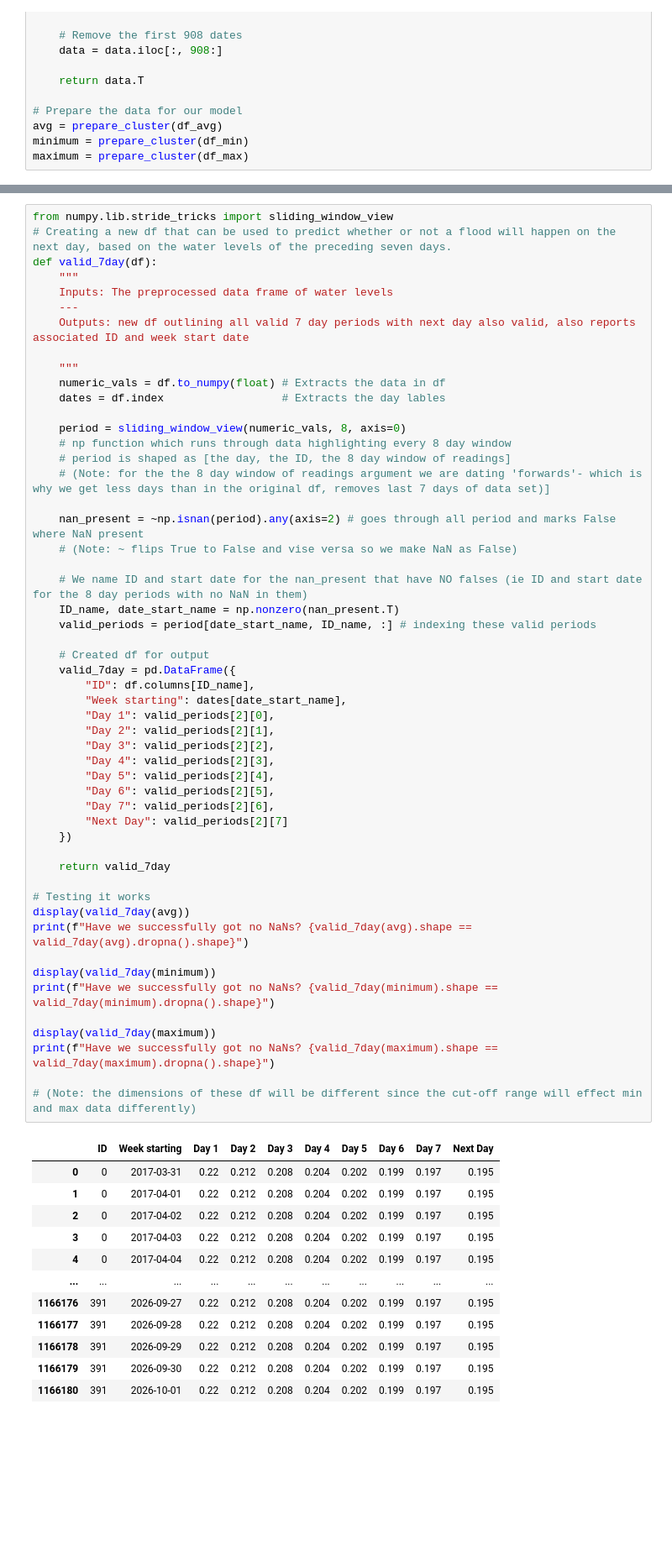
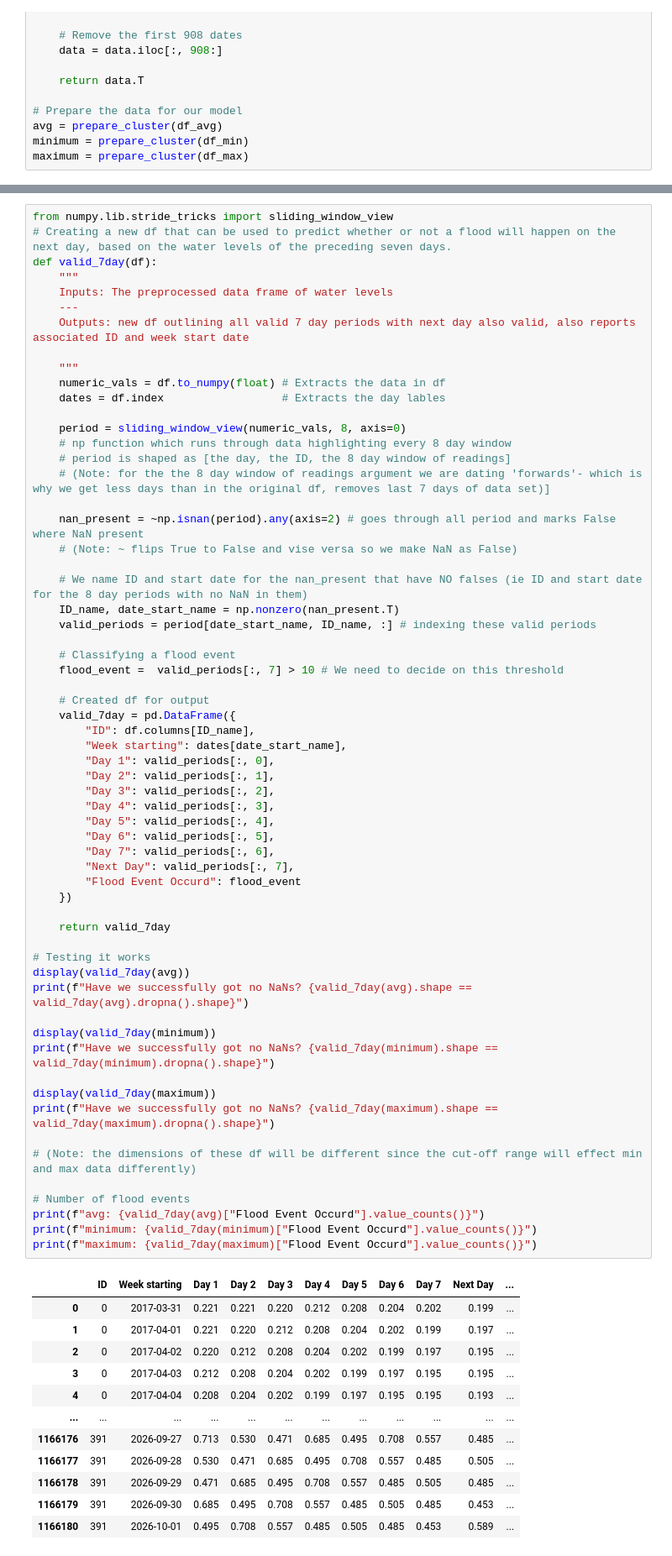
Before and after one commit to EmmaSC05/MLP-Group-Project, a Jupyter notebook: Nina.ipynb, the cells around one changed output, grey strips where cells are left out. Shown at 84% size. Drawn from its saved outputs; the diff is of its cells as text; blank space fills up the shorter version.

Commit message:
fix
Fixed error in valid_7days, now can use 'Flood Event Occurs' column as y

```diff
--- a/Nina.ipynb
+++ b/Nina.ipynb
@@ -91,50 +91,59 @@ def valid_7day(df):
     # period is shaped as [the day, the ID, the 8 day window of readings]
     # (Note: for the the 8 day window of readings argument we are dating 'forwards'- which is why we get less days than in the original df, removes last 7 days of data set)]
 
     nan_present = ~np.isnan(period).any(axis=2) # goes through all period and marks False where NaN present
     # (Note: ~ flips True to False and vise versa so we make NaN as False)
 
     # We name ID and start date for the nan_present that have NO falses (ie ID and start date for the 8 day periods with no NaN in them)
     ID_name, date_start_name = np.nonzero(nan_present.T)
     valid_periods = period[date_start_name, ID_name, :] # indexing these valid periods
 
+    # Classifying a flood event
+    flood_event =  valid_periods[:, 7] > 10 # We need to decide on this threshold
+
     # Created df for output
     valid_7day = pd.DataFrame({
         "ID": df.columns[ID_name],
         "Week starting": dates[date_start_name],
-        "Day 1": valid_periods[2][0],
-        "Day 2": valid_periods[2][1],
-        "Day 3": valid_periods[2][2],
-        "Day 4": valid_periods[2][3],
-        "Day 5": valid_periods[2][4],
-        "Day 6": valid_periods[2][5],
-        "Day 7": valid_periods[2][6],
-        "Next Day": valid_periods[2][7]
+        "Day 1": valid_periods[:, 0],
+        "Day 2": valid_periods[:, 1],
+        "Day 3": valid_periods[:, 2],
+        "Day 4": valid_periods[:, 3],
+        "Day 5": valid_periods[:, 4],
+        "Day 6": valid_periods[:, 5],
+        "Day 7": valid_periods[:, 6],
+        "Next Day": valid_periods[:, 7],
+        "Flood Event Occurd": flood_event
     })
 
     return valid_7day
 
 # Testing it works
 display(valid_7day(avg))
 print(f"Have we successfully got no NaNs? {valid_7day(avg).shape == valid_7day(avg).dropna().shape}")
 
 display(valid_7day(minimum))
 print(f"Have we successfully got no NaNs? {valid_7day(minimum).shape == valid_7day(minimum).dropna().shape}")
 
 display(valid_7day(maximum))
 print(f"Have we successfully got no NaNs? {valid_7day(maximum).shape == valid_7day(maximum).dropna().shape}")
 
 # (Note: the dimensions of these df will be different since the cut-off range will effect min and max data differently)
+
+# Number of flood events
+print(f"avg: {valid_7day(avg)["Flood Event Occurd"].value_counts()}")
+print(f"minimum: {valid_7day(minimum)["Flood Event Occurd"].value_counts()}")
+print(f"maximum: {valid_7day(maximum)["Flood Event Occurd"].value_counts()}")
 # %% [output]
-|  | ID | Week starting | Day 1 | Day 2 | Day 3 | Day 4 | Day 5 | Day 6 | Day 7 | Next Day |
-| 0 | 0 | 2017-03-31 | 0.22 | 0.212 | 0.208 | 0.204 | 0.202 | 0.199 | 0.197 | 0.195 |
-| 1 | 0 | 2017-04-01 | 0.22 | 0.212 | 0.208 | 0.204 | 0.202 | 0.199 | 0.197 | 0.195 |
-| 2 | 0 | 2017-04-02 | 0.22 | 0.212 | 0.208 | 0.204 | 0.202 | 0.199 | 0.197 | 0.195 |
-| 3 | 0 | 2017-04-03 | 0.22 | 0.212 | 0.208 | 0.204 | 0.202 | 0.199 | 0.197 | 0.195 |
-| 4 | 0 | 2017-04-04 | 0.22 | 0.212 | 0.208 | 0.204 | 0.202 | 0.199 | 0.197 | 0.195 |
-| ... | ... | ... | ... | ... | ... | ... | ... | ... | ... | ... |
-| 1166176 | 391 | 2026-09-27 | 0.22 | 0.212 | 0.208 | 0.204 | 0.202 | 0.199 | 0.197 | 0.195 |
-| 1166177 | 391 | 2026-09-28 | 0.22 | 0.212 | 0.208 | 0.204 | 0.202 | 0.199 | 0.197 | 0.195 |
-| 1166178 | 391 | 2026-09-29 | 0.22 | 0.212 | 0.208 | 0.204 | 0.202 | 0.199 | 0.197 | 0.195 |
-| 1166179 | 391 | 2026-09-30 | 0.22 | 0.212 | 0.208 | 0.204 | 0.202 | 0.199 | 0.197 | 0.195 |
-| 1166180 | 391 | 2026-10-01 | 0.22 | 0.212 | 0.208 | 0.204 | 0.202 | 0.199 | 0.197 | 0.195 |
+|  | ID | Week starting | Day 1 | Day 2 | Day 3 | Day 4 | Day 5 | Day 6 | Day 7 | Next Day | ... |
+| 0 | 0 | 2017-03-31 | 0.221 | 0.221 | 0.220 | 0.212 | 0.208 | 0.204 | 0.202 | 0.199 | ... |
+| 1 | 0 | 2017-04-01 | 0.221 | 0.220 | 0.212 | 0.208 | 0.204 | 0.202 | 0.199 | 0.197 | ... |
+| 2 | 0 | 2017-04-02 | 0.220 | 0.212 | 0.208 | 0.204 | 0.202 | 0.199 | 0.197 | 0.195 | ... |
+| 3 | 0 | 2017-04-03 | 0.212 | 0.208 | 0.204 | 0.202 | 0.199 | 0.197 | 0.195 | 0.195 | ... |
+| 4 | 0 | 2017-04-04 | 0.208 | 0.204 | 0.202 | 0.199 | 0.197 | 0.195 | 0.195 | 0.193 | ... |
+| ... | ... | ... | ... | ... | ... | ... | ... | ... | ... | ... | ... |
+| 1166176 | 391 | 2026-09-27 | 0.713 | 0.530 | 0.471 | 0.685 | 0.495 | 0.708 | 0.557 | 0.485 | ... |
+| 1166177 | 391 | 2026-09-28 | 0.530 | 0.471 | 0.685 | 0.495 | 0.708 | 0.557 | 0.485 | 0.505 | ... |
+| 1166178 | 391 | 2026-09-29 | 0.471 | 0.685 | 0.495 | 0.708 | 0.557 | 0.485 | 0.505 | 0.485 | ... |
+| 1166179 | 391 | 2026-09-30 | 0.685 | 0.495 | 0.708 | 0.557 | 0.485 | 0.505 | 0.485 | 0.453 | ... |
+| 1166180 | 391 | 2026-10-01 | 0.495 | 0.708 | 0.557 | 0.485 | 0.505 | 0.485 | 0.453 | 0.589 | ... |
```
Also changed, not shown: parts of 2 cells of this notebook.
